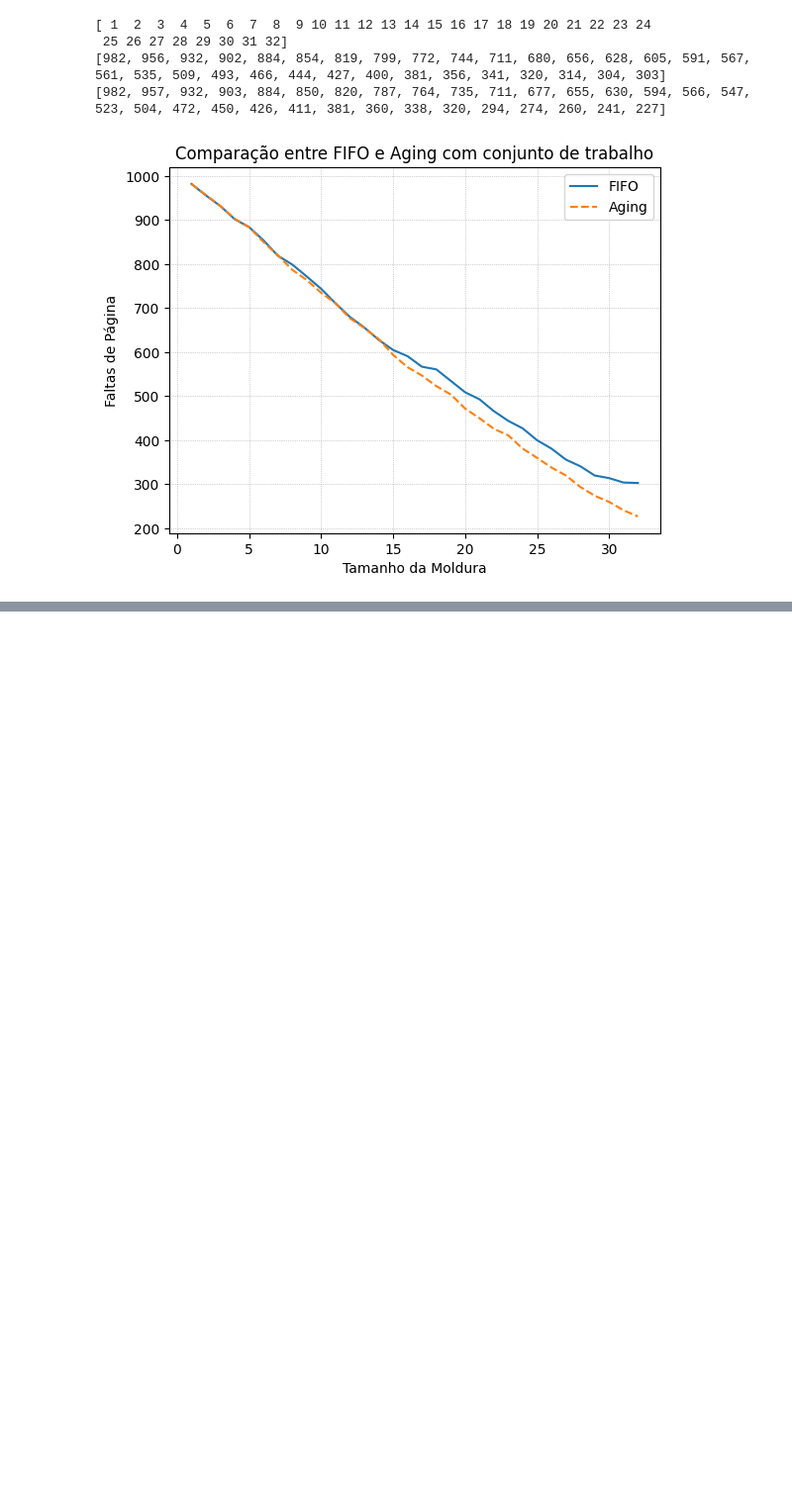
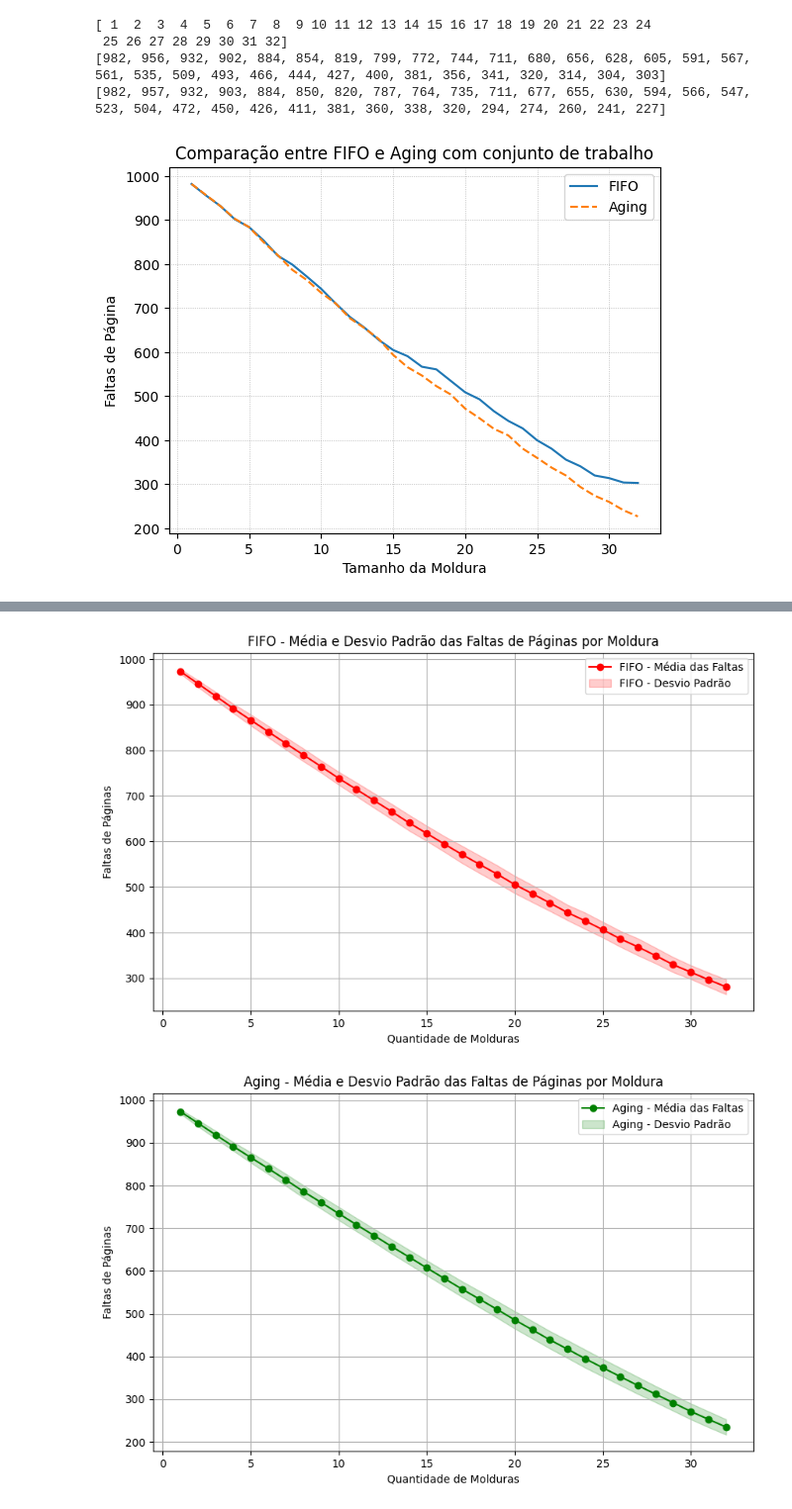
Before and after one commit to myller-silva/SO-trabalho-03---pagina--o, a Jupyter notebook: evaluate_aging_algorithm_with_varying_bits.ipynb, the cells around one changed output, grey strips where cells are left out. Shown at 99% size. Drawn from its saved outputs; the diff is of its cells as text; code cells hidden in the pictures; blank space fills up the shorter version.

```diff
--- a/evaluate_aging_algorithm_with_varying_bits.ipynb
+++ b/evaluate_aging_algorithm_with_varying_bits.ipynb
@@ -367,0 +412,71 @@ plt.show()
+# %%
+
+
+# Calcular as médias e desvios padrão
+fifo_cor = "red"
+aging_cor = "green"
+
+medias_fifo = np.mean(m_r_fifo, axis=0)
+desvios_padrao_fifo = np.std(m_r_fifo, axis=0)
+
+medias_aging = np.mean(m_r_aging, axis=0)
+desvios_padrao_aging = np.std(m_r_aging, axis=0)
+
+print(f"medias_fifo: {medias_fifo}")
+print(f"desvios_padrao_fifo: {desvios_padrao_fifo}")
+
+print(f"medias_aging: {medias_aging}")
+print(f"desvios_padrao_aging: {desvios_padrao_aging}")
+
+# Quantidade de molduras
+molduras = np.arange(1, max_molduras + 1)
+
+# 1. Gráfico separado para FIFO
+plt.figure(figsize=(10, 6))
+plt.plot(molduras, medias_fifo,
+         marker='o',
+         color=fifo_cor, label='FIFO - Média das Faltas')
+plt.fill_between(molduras, medias_fifo - desvios_padrao_fifo, medias_fifo + desvios_padrao_fifo,
+                 color=fifo_cor, alpha=0.2, label='FIFO - Desvio Padrão')
+plt.title('FIFO - Média e Desvio Padrão das Faltas de Páginas por Moldura')
+plt.xlabel('Quantidade de Molduras')
+plt.ylabel('Faltas de Páginas')
+plt.legend()
+plt.grid(True)
+plt.show()
+
+# 2. Gráfico separado para Aging
+plt.figure(figsize=(10, 6))
+# plt.figure(figsize=(10, 6))
+plt.plot(molduras, medias_aging,
+         marker='o',
+         color=aging_cor, label='Aging - Média das Faltas')
+plt.fill_between(molduras, medias_aging - desvios_padrao_aging, medias_aging + desvios_padrao_aging,
+                 color=aging_cor, alpha=0.2, label='Aging - Desvio Padrão')
+plt.title('Aging - Média e Desvio Padrão das Faltas de Páginas por Moldura')
+plt.xlabel('Quantidade de Molduras')
+plt.ylabel('Faltas de Páginas')
+plt.legend()
+plt.grid(True)
+plt.show()
+
+# 3. Gráfico combinando FIFO e Aging
+plt.figure(figsize=(10, 6))
+# plt.figure(figsize=(10, 6))
+plt.plot(molduras, medias_fifo,
+         marker='o',
+         color=fifo_cor, label='FIFO - Média das Faltas')
+plt.plot(molduras, medias_aging,
+         marker='o',
+         color=aging_cor, label='Aging - Média das Faltas')
+plt.fill_between(molduras, medias_fifo - desvios_padrao_fifo, medias_fifo + desvios_padrao_fifo,
+                 color=fifo_cor, alpha=0.2, label='FIFO - Desvio Padrão')
+plt.fill_between(molduras, medias_aging - desvios_padrao_aging, medias_aging + desvios_padrao_aging,
+                 color=aging_cor, alpha=0.2, label='Aging - Desvio Padrão')
+plt.title('Comparação: FIFO e Aging - Média e Desvio Padrão das Faltas de Páginas por Moldura')
+plt.xlabel('Quantidade de Molduras')
+plt.ylabel('Faltas de Páginas')
+plt.legend()
+plt.grid(True)
+plt.show()
+# %% [output]
@@ -367,0 +503,2 @@ plt.show()
+[figure, added]
+[figure, added]
```
Also changed, not shown: parts of 4 cells of this notebook.
